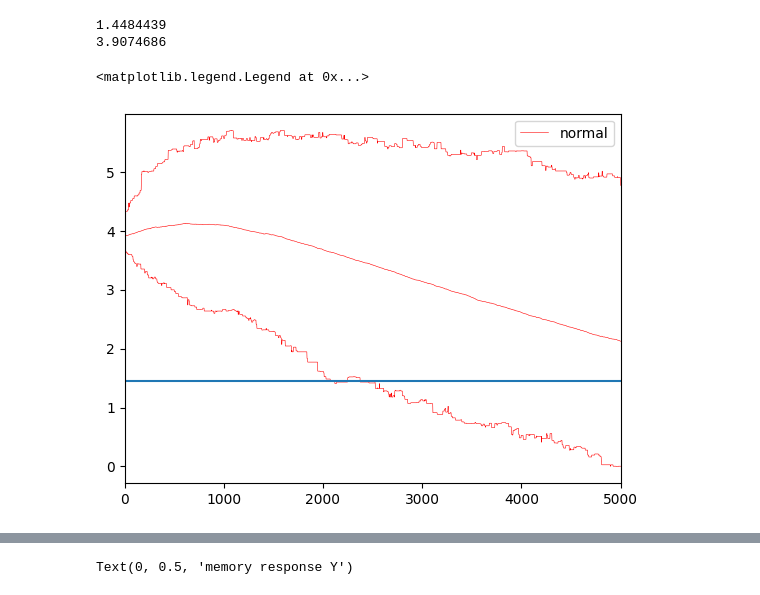
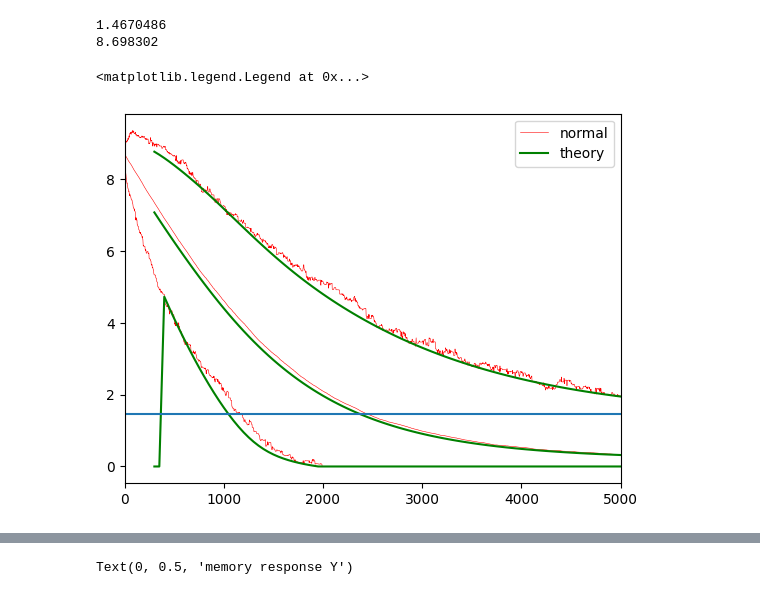
Before and after one commit to Cai-Fangxu/dendrite_project, a Jupyter notebook: test.ipynb, the cells around one changed output, grey strips where cells are left out. Drawn from its saved outputs; the diff is of its cells as text; code cells hidden in the pictures.

```diff
--- a/test.ipynb
+++ b/test.ipynb
@@ -12,12 +13,12 @@ ns=300
 nd=200
 rho=1
 bias = 2.75
-ndR = 2
-kappa = 2.
+ndR = 4
+kappa = 2.25
 n_votes = nd
 vote_th = bias
 la = bias - np.sqrt(2)*erfcinv(2*ndR/nd)
-beta = 7.882
+beta = 9.62281
 
 # ns=300
 # nd=200
@@ -29,19 +30,20 @@ beta = 7.882
 # # # beta = 11.5
 
 decay_steps = 30000
-n_tested_patterns = 500
+n_tested_patterns = 1000
 initial_steps = 5000
 
-seed = 789456
+seed = 52023
 rng = np.random.default_rng(seed)
 
-neuron = lib.Neuron10_2_2(n_synapses=ns, n_dendrites=nd, bias=bias, kappa=kappa, ndR=ndR, beta=beta, vote_th=vote_th, seed=rng.integers(100000))
+neuron = lib.Neuron10_2(n_synapses=ns, n_dendrites=nd, bias=bias, kappa=kappa, ndR=ndR, beta=beta, vote_th=vote_th, seed=rng.integers(100000))
 # neuron = lib.Neuron3_2(n_synapses=ns, n_dendrites=nd, bias=bias, kappa=kappa, ndR=ndR, n_votes=n_votes, vote_th=vote_th, seed=rng.integers(100000))
 # neuron = lib.Neuron4_2(n_synapses=ns, n_dendrites=nd, bias=bias, kappa=kappa, la=la, n_votes=n_votes, vote_th=vote_th, seed=rng.integers(100000))
 
-xs_gen = lib.Xs_Generator1(1, ns, normalized_len=np.sqrt(ns), seed=rng.integers(100000))
-# xs_gen = lib.Xs_Generator3_2(nd, ns, rho, normalized_len=np.sqrt(ns), seed=rng.integers(100000))
+# xs_gen = lib.Xs_Generator1(1, ns, normalized_len=np.sqrt(ns), seed=rng.integers(100000))
+xs_gen = lib.Xs_Generator3_2(1, ns, rho, normalized_len=np.sqrt(ns), seed=rng.integers(100000))
 
+# simulation_run = lib.Simulation_Run(neuron, xs_gen, decay_steps=decay_steps, initial_steps=initial_steps, n_tested_patterns=n_tested_patterns, refresh_every=500, seed=rng.integers(100000))
 simulation_run = lib.Simulation_Run(neuron, xs_gen, decay_steps=decay_steps, initial_steps=initial_steps, n_tested_patterns=n_tested_patterns, refresh_every=500, seed=rng.integers(100000))
 # %%
 simulation_run.run()
@@ -51,19 +53,27 @@ mean_1_init = jnp.mean(simulation_run.votes_record, axis=0)[0]
 print(upper99_1)
 print(mean_1_init)
 # %% [output]
-1.4484439
-3.9074686
+1.4670486
+8.698302
+# %%
+theory_mean = np.genfromtxt("data/paraemter_serach/nd600_ns100/meanTimeList.csv", delimiter=',')
+theory_lower99 = np.genfromtxt("data/paraemter_serach/nd600_ns100/lower99TimeList.csv", delimiter=',')
+theory_upper99 = np.genfromtxt("data/paraemter_serach/nd600_ns100/upper99TimeList.csv", delimiter=',')
 # %%
 plt.plot(np.mean(simulation_run.votes_record, axis=0)[:decay_steps], c="red", linewidth=0.4, label="normal")
 plt.plot(np.sort(simulation_run.votes_record, axis=0)[int(n_tested_patterns*0.01), :decay_steps], c="red", linewidth=0.4)
 plt.plot(np.sort(simulation_run.votes_record, axis=0)[int(n_tested_patterns*0.99), :decay_steps], c="red", linewidth=0.4)
 
+plt.plot(theory_mean[:, 0], theory_mean[:, 1], c="green", label="theory")
+plt.plot(theory_lower99[:, 0], theory_lower99[:, 1], c="green")
+plt.plot(theory_upper99[:, 0], theory_upper99[:, 1], c="green")
+
 plt.hlines(upper99_1, 0, decay_steps)
 plt.xlim(0, 5000)
 plt.legend()
 # %% [output]
 <matplotlib.legend.Legend at 0x...>
-[figure, old version]
+[figure, new version]
 # %%
 plt.hist(np.linalg.norm(neuron.w, ord=2, axis=-1), bins=30);
 # %% [output]
```
Also changed, not shown: parts of 5 cells of this notebook, 9 other files.
